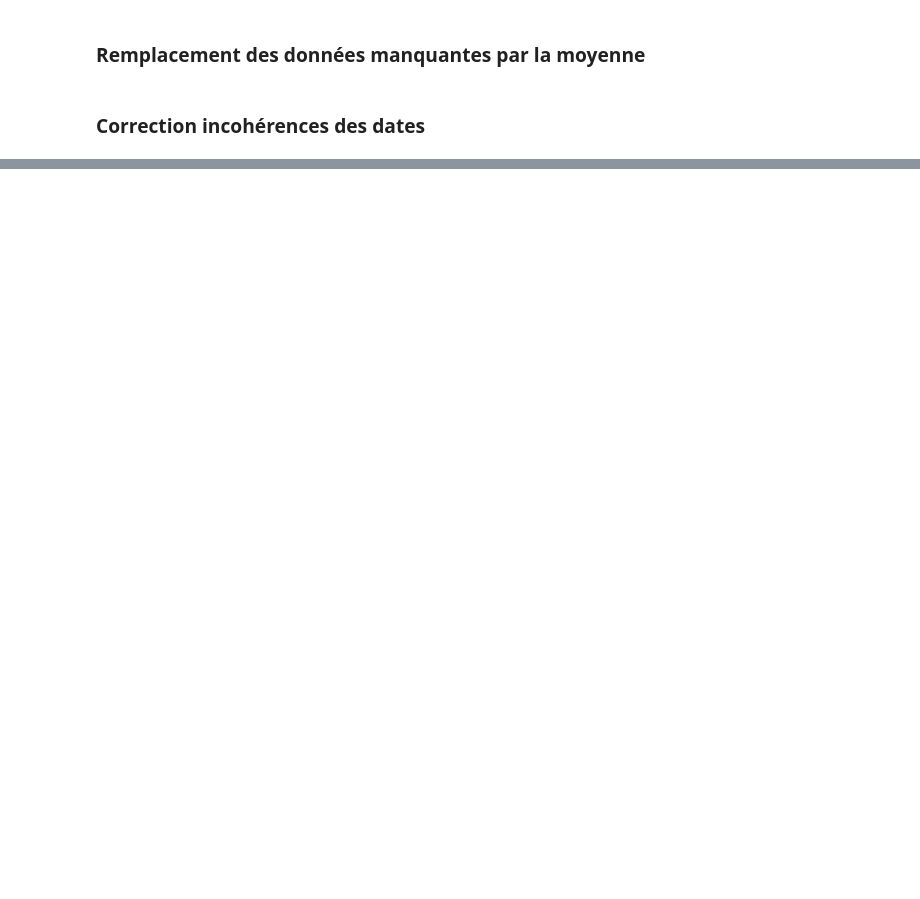
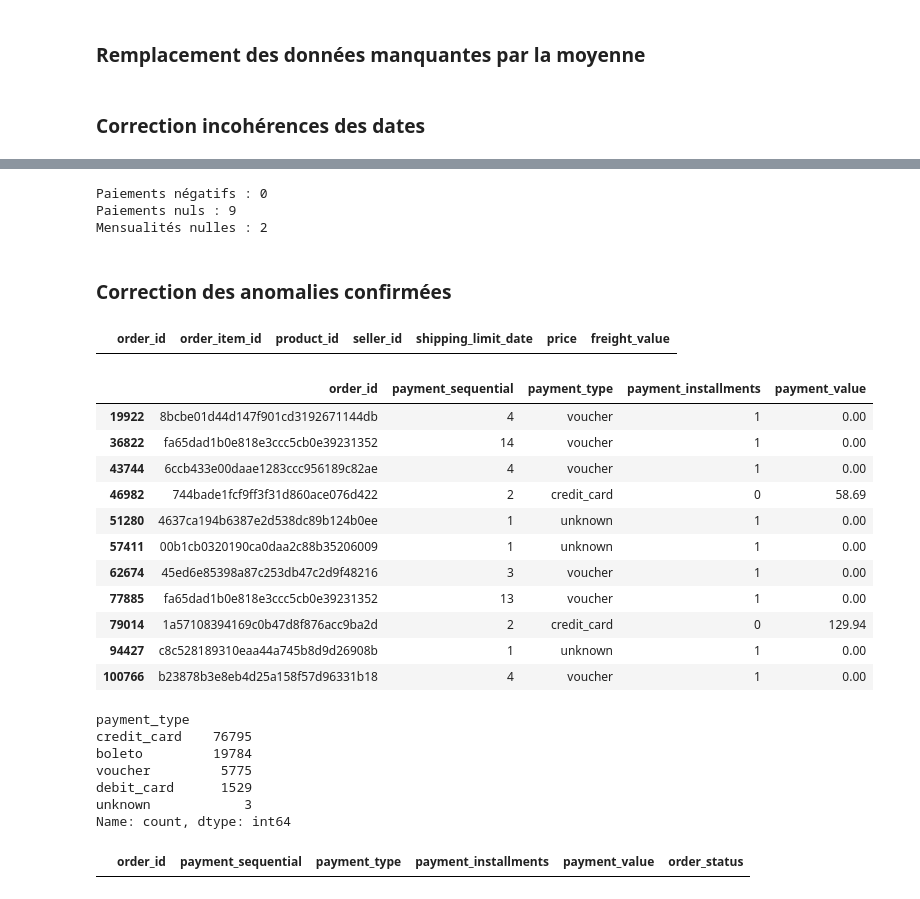
Before and after one commit to RodWeb-dev/ETL-Groupe, a Jupyter notebook: ETL-goupe.ipynb, the cells around one changed output, grey strips where cells are left out. Saved outputs shown, nothing was run; the diff lists cells and outputs as text; code cells hidden in the pictures; blank space fills up the shorter version.

Commit message:
Nettoyage des tables Order Items et Order Payments

```diff
--- a/ETL-goupe.ipynb
+++ b/ETL-goupe.ipynb
@@ -274,0 +360,10 @@ Nombre de dates erronées pour order_estimated_delivery_date < order_purchase_ti
+# %%
+payments = df_dic["order_payments"]
+
+display(resume(payments))
+print("Doublons exacts :", payments.duplicated().sum())
+
+print("Clés dupliquées :", payments.duplicated(
+    subset=["order_id", "payment_sequential"]
+).sum())
+display(payments["payment_type"].value_counts())
@@ -274,0 +386,67 @@ Nombre de dates erronées pour order_estimated_delivery_date < order_purchase_ti
+# %%
+print("Paiements négatifs :",
+      (payments["payment_value"] < 0).sum())
+
+print("Paiements nuls :",
+      (payments["payment_value"] == 0).sum())
+
+print("Mensualités nulles :",
+      (payments["payment_installments"] == 0).sum())
+# %% [output]
+Paiements négatifs : 0
+Paiements nuls : 9
+Mensualités nulles : 2
+# %% [markdown]
+### Correction des anomalies confirmées
+# %%
+items = items.drop_duplicates().copy()
+
+display(items[
+    (items["price"] <= 0)
+    | (items["freight_value"] < 0)
+])
+df_dic["order_items"] = items
+# %% [output]
+|  | order_id | order_item_id | product_id | seller_id | shipping_limit_date | price | freight_value |
+# %%
+payments = payments.drop_duplicates().copy()
+
+display(payments[
+    (payments["payment_value"] <= 0)
+    | (payments["payment_installments"] <= 0)
+])
+display(payments["payment_type"].value_counts())
+# %% [output]
+|  | order_id | payment_sequential | payment_type | payment_installments | payment_value |
+| 19922 | 8bcbe01d44d147f901cd3192671144db | 4 | voucher | 1 | 0.00 |
+| 36822 | fa65dad1b0e818e3ccc5cb0e39231352 | 14 | voucher | 1 | 0.00 |
+| 43744 | 6ccb433e00daae1283ccc956189c82ae | 4 | voucher | 1 | 0.00 |
+| 46982 | 744bade1fcf9ff3f31d860ace076d422 | 2 | credit_card | 0 | 58.69 |
+| 51280 | 4637ca194b6387e2d538dc89b124b0ee | 1 | unknown | 1 | 0.00 |
+| 57411 | 00b1cb0320190ca0daa2c88b35206009 | 1 | unknown | 1 | 0.00 |
+| 62674 | 45ed6e85398a87c253db47c2d9f48216 | 3 | voucher | 1 | 0.00 |
+| 77885 | fa65dad1b0e818e3ccc5cb0e39231352 | 13 | voucher | 1 | 0.00 |
+| 79014 | 1a57108394169c0b47d8f876acc9ba2d | 2 | credit_card | 0 | 129.94 |
+| 94427 | c8c528189310eaa44a745b8d9d26908b | 1 | unknown | 1 | 0.00 |
+| 100766 | b23878b3e8eb4d25a158f57d96331b18 | 4 | voucher | 1 | 0.00 |
+payment_type
+credit_card    76795
+boleto         19784
+voucher         5775
+debit_card      1529
+unknown            3
+Name: count, dtype: int64
+# %%
+display(
+    payments[payments["payment_type"] == "not_defined"]
+    .merge(
+        df_origin["orders"][["order_id", "order_status"]],
+        on="order_id",
+        how="left"
+    )
+)
+payments["payment_type"] = payments["payment_type"].replace(
+    "not_defined", "unknown"
+)
+# %% [output]
+|  | order_id | payment_sequential | payment_type | payment_installments | payment_value | order_status |
```
Also changed, not shown: parts of 22 cells of this notebook.
